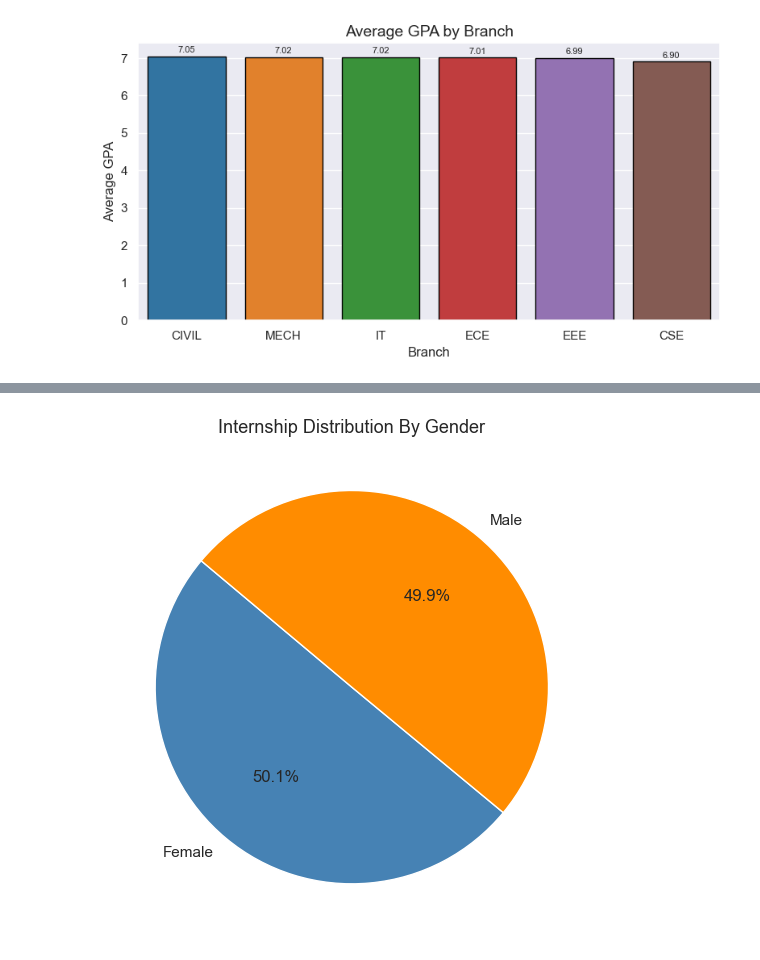
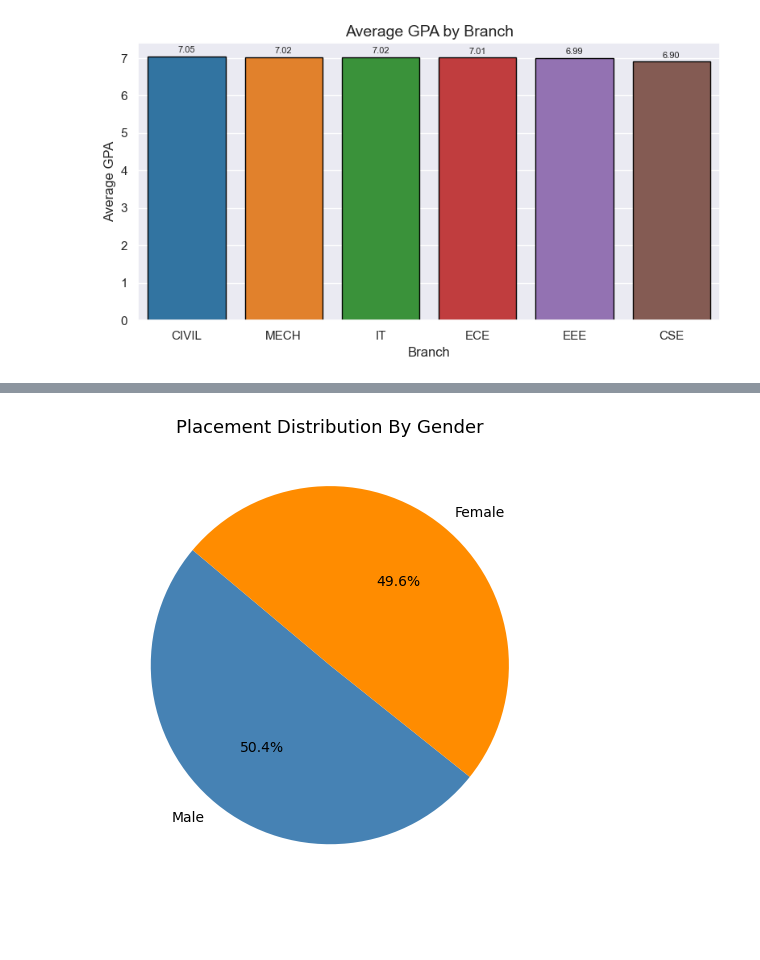
Before and after one commit to KoushikMehta31/EDA-Placement-Analysis-using-Python, a Jupyter notebook: Project File/Engineering Student Jourany.ipynb, the cells around one changed output, grey strips where cells are left out. Cells and saved outputs as stored; diff of their text form; code cells hidden in the pictures; blank space fills up the shorter version.

```diff
--- a/Project File/Engineering Student Jourany.ipynb
+++ b/Project File/Engineering Student Jourany.ipynb
@@ -357,22 +357,22 @@ plt.show()
 # %%
-internship_gender = df[df['Internship Done'] == 'Yes']
 
-gender_counts = internship_gender['Gender'].value_counts()
+placement_gender = df[df['Placement Status'] == 'Placed']
+
+gender_counts = placement_gender['Gender'].value_counts()
 
 colors = ['steelblue', 'darkorange']
 
-
-plt.figure(figsize=(5.5, 5.5))
+plt.figure(figsize=(5, 5))
 plt.pie(
     gender_counts,
     labels=gender_counts.index,
     autopct='%1.1f%%',
     startangle=140,
     colors=colors
 )
 
-plt.title('Internship Distribution By Gender', fontsize=13)
+plt.title('Placement Distribution By Gender', fontsize=13)
 plt.tight_layout()
 plt.show()
 # %% [output]
-[figure, old version]
+[figure, new version]
```
Also changed, not shown: parts of 1 cell of this notebook.
